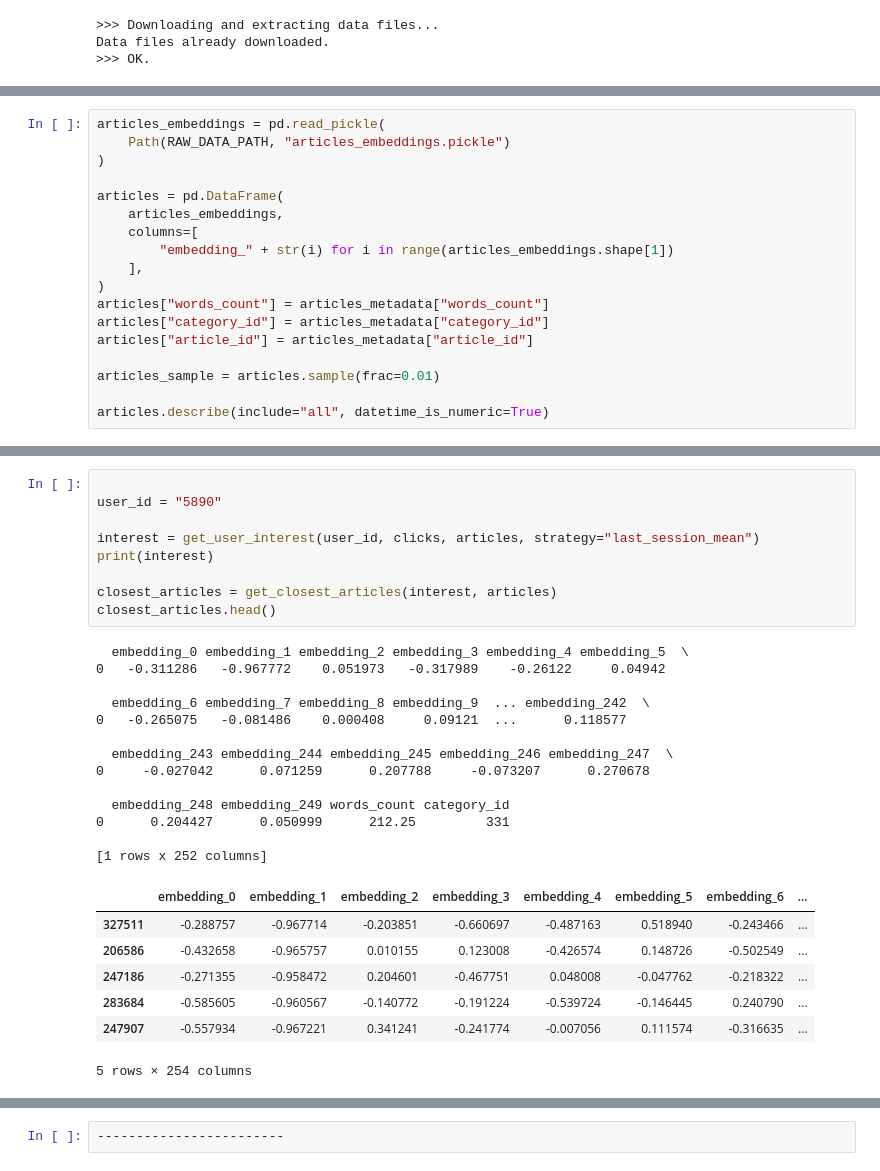
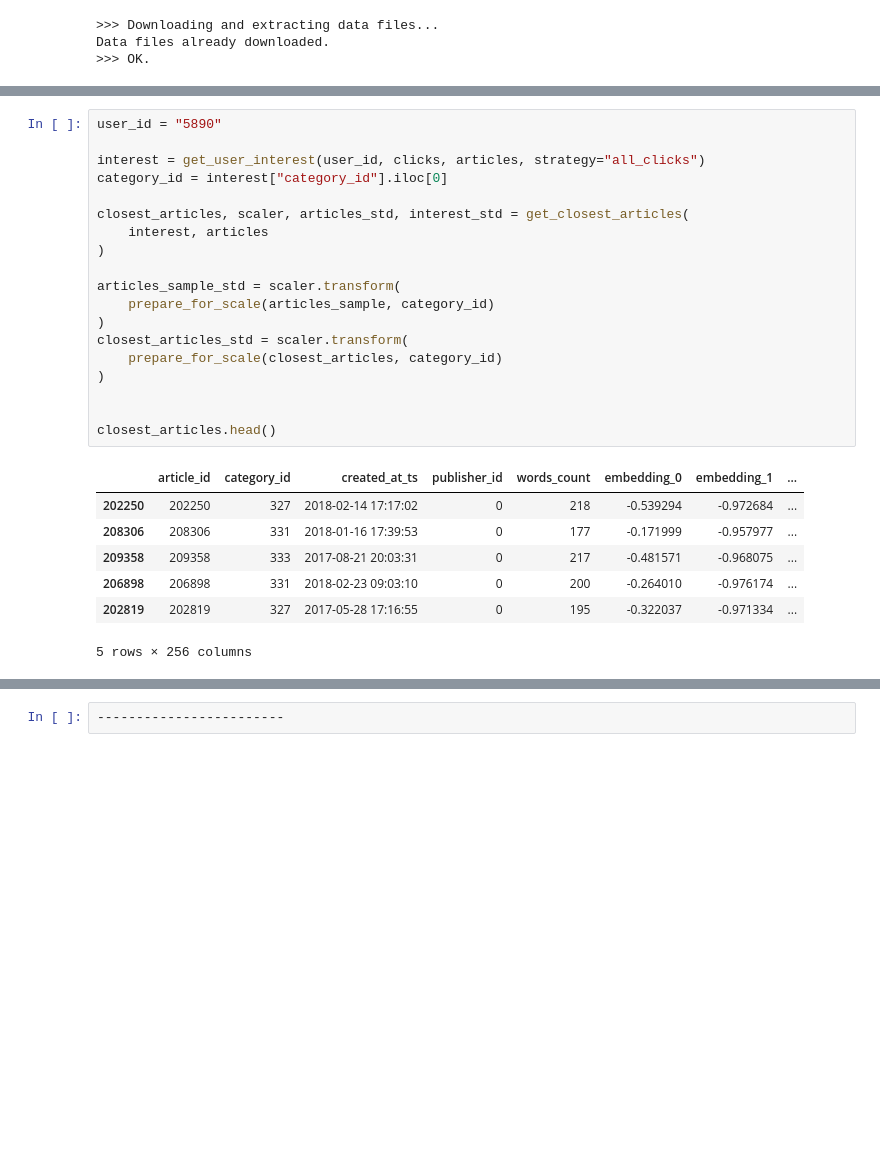
Before and after one commit to fleuryc/OC_AI-Engineer_P9_Books-recommandation-mobile-app, a Jupyter notebook: notebooks/content-based-filtering.ipynb, the cells around one changed output, grey strips where cells are left out. Drawn from its saved outputs; the diff is of its cells as text; blank space fills up the shorter version.

```diff
--- a/notebooks/content-based-filtering.ipynb
+++ b/notebooks/content-based-filtering.ipynb
@@ -139,21 +157,3 @@ clicks.describe(include="all", datetime_is_numeric=True)
 | 75% | NaN | NaN | 2017-10-11 21:16:54 | 4.000000e+00 | NaN | 2017-10-11 21:43:24 | ... |
 | max | NaN | NaN | 2017-10-17 05:36:19 | 1.240000e+02 | NaN | 2017-11-13 21:04:14 | ... |
 | std | NaN | NaN | NaN | 3.929941e+00 | NaN | NaN | ... |
-# %%
-articles_embeddings = pd.read_pickle(
-    Path(RAW_DATA_PATH, "articles_embeddings.pickle")
-)
-
-articles = pd.DataFrame(
-    articles_embeddings,
-    columns=[
-        "embedding_" + str(i) for i in range(articles_embeddings.shape[1])
-    ],
-)
-articles["words_count"] = articles_metadata["words_count"]
-articles["category_id"] = articles_metadata["category_id"]
-articles["article_id"] = articles_metadata["article_id"]
-
-articles_sample = articles.sample(frac=0.01)
-
-articles.describe(include="all", datetime_is_numeric=True)
@@ -221,32 +244,29 @@ def get_closest_articles(interest, articles, n=10):
 # %%
-
 user_id = "5890"
 
-interest = get_user_interest(user_id, clicks, articles, strategy="last_session_mean")
-print(interest)
+interest = get_user_interest(user_id, clicks, articles, strategy="all_clicks")
+category_id = interest["category_id"].iloc[0]
 
-closest_articles = get_closest_articles(interest, articles)
+closest_articles, scaler, articles_std, interest_std = get_closest_articles(
+    interest, articles
+)
+
+articles_sample_std = scaler.transform(
+    prepare_for_scale(articles_sample, category_id)
+)
+closest_articles_std = scaler.transform(
+    prepare_for_scale(closest_articles, category_id)
+)
+
+
 closest_articles.head()
 # %% [output]
+|  | article_id | category_id | created_at_ts | publisher_id | words_count | embedding_0 | embedding_1 | ... |
+| 202250 | 202250 | 327 | 2018-02-14 17:17:02 | 0 | 218 | -0.539294 | -0.972684 | ... |
+| 208306 | 208306 | 331 | 2018-01-16 17:39:53 | 0 | 177 | -0.171999 | -0.957977 | ... |
+| 209358 | 209358 | 333 | 2017-08-21 20:03:31 | 0 | 217 | -0.481571 | -0.968075 | ... |
+| 206898 | 206898 | 331 | 2018-02-23 09:03:10 | 0 | 200 | -0.264010 | -0.976174 | ... |
+| 202819 | 202819 | 327 | 2017-05-28 17:16:55 | 0 | 195 | -0.322037 | -0.971334 | ... |
-  embedding_0 embedding_1 embedding_2 embedding_3 embedding_4 embedding_5  \
-0   -0.311286   -0.967772    0.051973   -0.317989    -0.26122     0.04942
-
-  embedding_6 embedding_7 embedding_8 embedding_9  ... embedding_242  \
-0   -0.265075   -0.081486    0.000408     0.09121  ...      0.118577
-
-  embedding_243 embedding_244 embedding_245 embedding_246 embedding_247  \
-0     -0.027042      0.071259      0.207788     -0.073207      0.270678
-
-  embedding_248 embedding_249 words_count category_id
-0      0.204427      0.050999      212.25         331
-
-[1 rows x 252 columns]
+5 rows × 256 columns
-|  | embedding_0 | embedding_1 | embedding_2 | embedding_3 | embedding_4 | embedding_5 | embedding_6 | ... |
-| 327511 | -0.288757 | -0.967714 | -0.203851 | -0.660697 | -0.487163 | 0.518940 | -0.243466 | ... |
-| 206586 | -0.432658 | -0.965757 | 0.010155 | 0.123008 | -0.426574 | 0.148726 | -0.502549 | ... |
-| 247186 | -0.271355 | -0.958472 | 0.204601 | -0.467751 | 0.048008 | -0.047762 | -0.218322 | ... |
-| 283684 | -0.585605 | -0.960567 | -0.140772 | -0.191224 | -0.539724 | -0.146445 | 0.240790 | ... |
-| 247907 | -0.557934 | -0.967221 | 0.341241 | -0.241774 | -0.007056 | 0.111574 | -0.316635 | ... |
-5 rows × 254 columns
 # %%
 pca = PCA(n_components=2)
```
Also changed, not shown: parts of 20 cells of this notebook.
